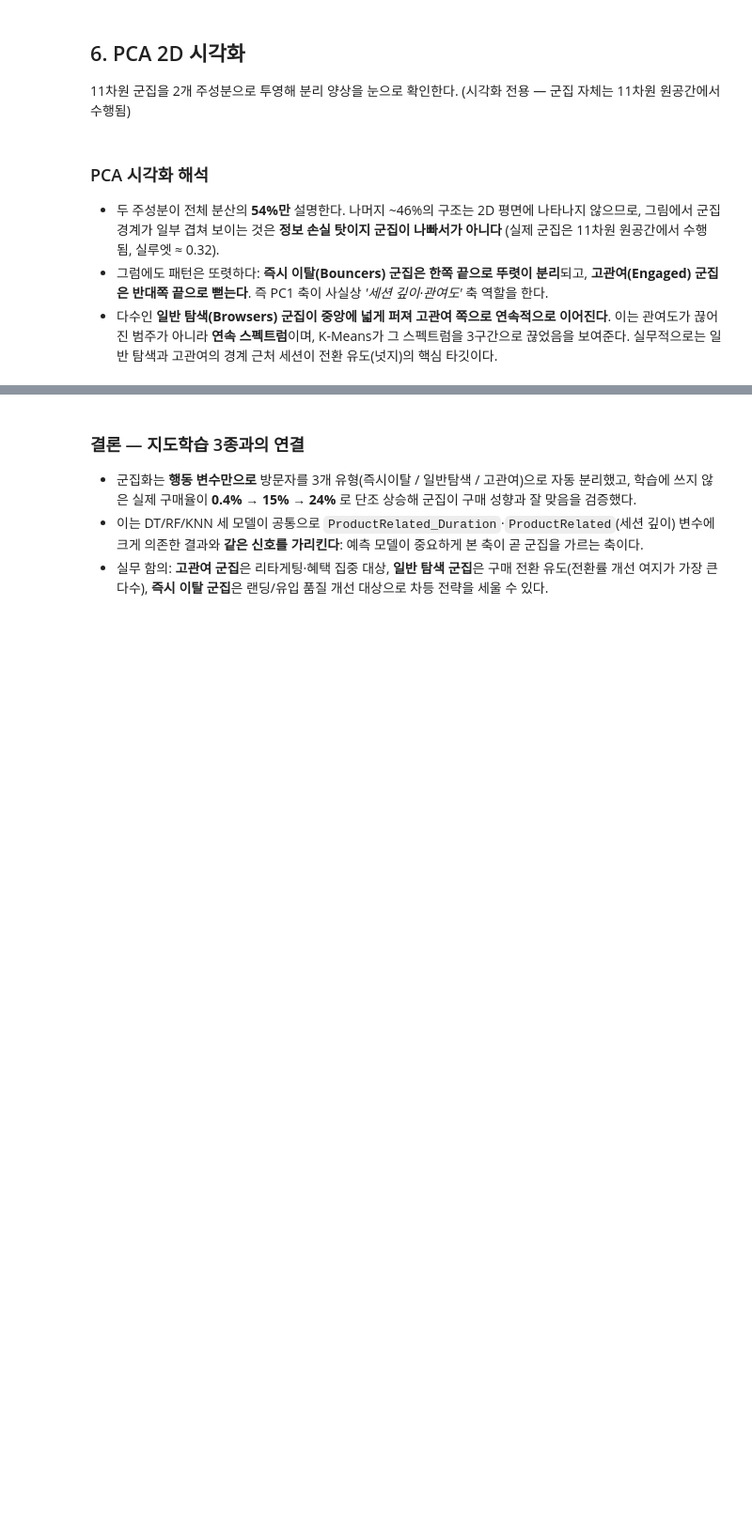
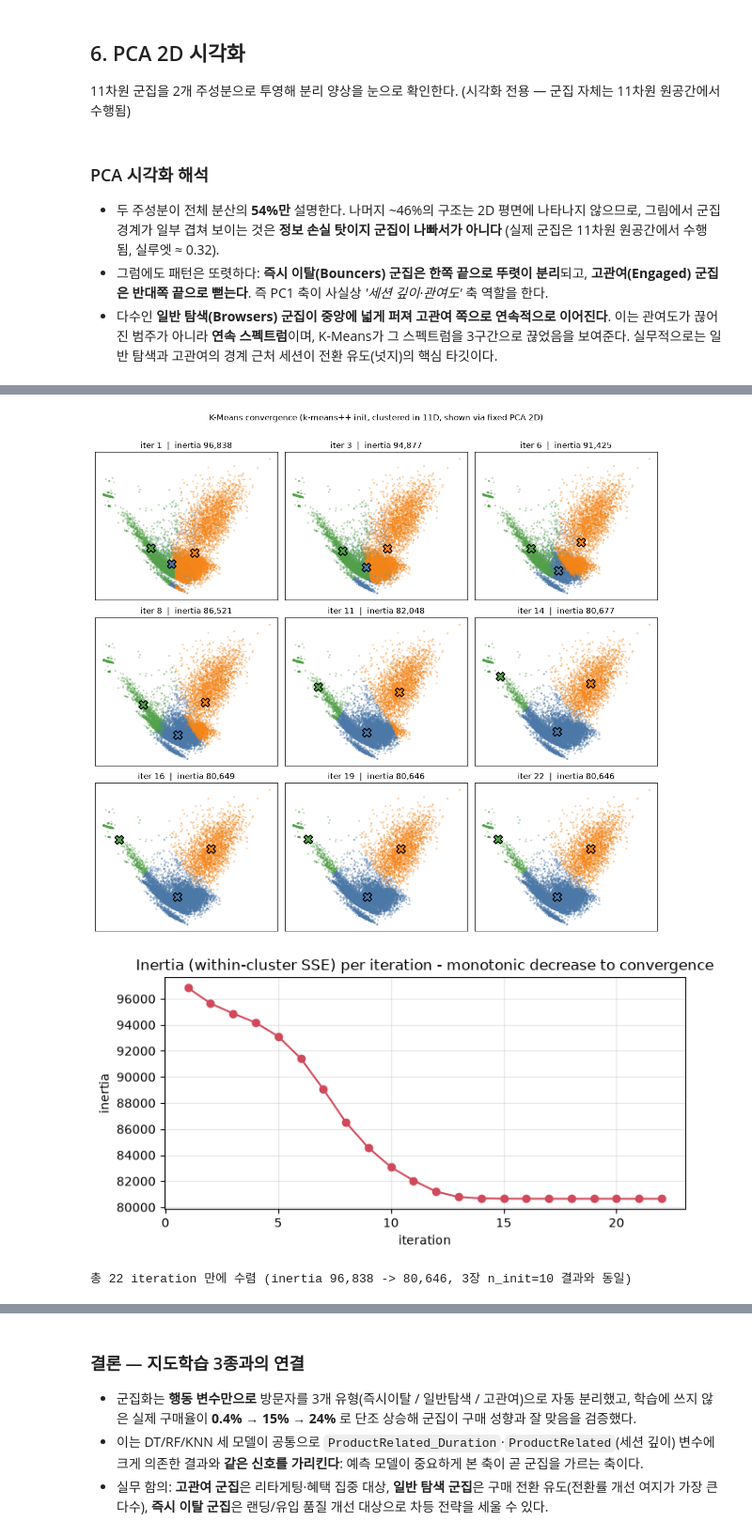
Before and after one commit to ShoppingInsight/shopper-prediction, a Jupyter notebook: models/clustering/clustering.ipynb, the cells around one changed output, grey strips where cells are left out. Shown at 94% size. Cells and saved outputs as stored; diff of their text form; code cells hidden in the pictures; blank space fills up the shorter version.

```diff
--- a/models/clustering/clustering.ipynb
+++ b/models/clustering/clustering.ipynb
@@ -299,0 +665,77 @@ print(f'2개 주성분 누적 설명 분산: {pca.explained_variance_ratio_.sum(
+# %%
+# ── (부록) K-Means 수렴 과정 시각화 ──────────────────────────────
+# K-Means가 군집을 찾아가는 '중간 과정'을 단계별로 보여준다.
+# 한 번에 1 iteration씩만 돌려(max_iter=1) 중심이 이동하는 모습을 기록한다.
+# §6(PCA 2D 시각화)에서 이미 fit한 pca와 좌표 coords를 그대로 재사용해 같은 평면에 그린다.
+
+# k-means++ : 첫 중심을 똑똑하게 흩어 놓는 sklearn 기본 초기화 방법.
+# 첫 호출은 k-means++로 시작하고, 이후엔 직전 결과의 중심을 넣어 1스텝씩 이어 붙인다.
+MAX_ITERS = 30   # 안전 상한(보통 그 전에 수렴)
+centers = 'k-means++'
+frames, prev = [], None
+for it in range(1, MAX_ITERS + 1):
+    km = KMeans(n_clusters = BEST_K, init = centers, n_init = 1, max_iter = 1,
+                random_state = RANDOM_STATE).fit(Z)
+    frames.append({'it': it, 'labels': km.labels_.copy(),
+                   'centers': km.cluster_centers_.copy(), 'inertia': km.inertia_})
+    if prev is not None and np.allclose(prev, km.cluster_centers_):   # 중심이 안 움직이면 수렴
+        break
+    prev = centers = km.cluster_centers_
+
+# iteration마다 군집 번호(0/1/2)가 임의로 뒤바뀔 수 있어 색이 깜빡인다.
+# 각 프레임의 중심을 '최종 중심'에 1:1로 최적 매칭(linear_sum_assignment)해 색을 통일한다.
+final_centers = frames[-1]['centers']
+def align(fr):
+    # 프레임 중심과 최종 중심 사이 거리표를 만들고, 총거리가 최소가 되게 짝짓는다.
+    cost = np.linalg.norm(fr['centers'][:, None, :] - final_centers[None, :, :], axis = 2)
+    row, col = linear_sum_assignment(cost)
+    perm = np.empty(BEST_K, dtype = int)
+    perm[row] = col
+    return perm[fr['labels']], perm   # (색 통일된 라벨, 군집번호 변환표)
+
+# 프레임이 많으면(>9) 처음~끝을 고르게 9장만 골라 3x3 격자로 보여준다.
+MAX_PANELS = 9
+if len(frames) <= MAX_PANELS:
+    show = frames
+else:
+    idx = np.unique(np.linspace(0, len(frames) - 1, MAX_PANELS).astype(int))
+    show = [frames[i] for i in idx]
+
+COL = ['#4c78a8', '#f58518', '#54a24b']   # 군집 0/1/2 색
+ncol = 3
+nrow = int(np.ceil(len(show) / ncol))
+fig, axes = plt.subplots(nrow, ncol, figsize = (12, 3.6 * nrow))
+for ax, fr in zip(axes.ravel(), show):
+    al, perm = align(fr)
+    for c in range(BEST_K):                 # 점: 군집별 색으로 흩뿌리기
+        m = al == c
+        ax.scatter(coords[m, 0], coords[m, 1], s = 4, alpha = 0.25, color = COL[c])
+    cen2 = pca.transform(fr['centers'])     # 중심(11D)을 같은 PCA로 2D에 투영
+    for k in range(BEST_K):
+        ax.scatter(cen2[k, 0], cen2[k, 1], color = COL[perm[k]], marker = 'X',
+                   s = 170, edgecolor = 'black', linewidth = 1.5, zorder = 5)
+    ax.set_title(f"iter {fr['it']}  |  inertia {fr['inertia']:,.0f}")
+    ax.set_xticks([]); ax.set_yticks([])
+for ax in axes.ravel()[len(show):]:         # 남는 빈 칸 숨기기
+    ax.axis('off')
+fig.suptitle('K-Means convergence (k-means++ init, clustered in 11D, shown via fixed PCA 2D)', y = 1.01)
+plt.tight_layout()
+plt.show()
+
+# inertia(군집내 거리합)가 반복마다 줄어 평평해지는 '수렴 곡선'
+plt.figure(figsize = (7, 3.6))
+its = [f['it'] for f in frames]
+ins = [f['inertia'] for f in frames]
+plt.plot(its, ins, marker = 'o', color = '#d1495b')
+plt.title('Inertia (within-cluster SSE) per iteration - monotonic decrease to convergence')
+plt.xlabel('iteration'); plt.ylabel('inertia'); plt.grid(alpha = 0.3)
+plt.tight_layout()
+plt.show()
+
+print(f'총 {len(frames)} iteration 만에 수렴 '
+      f'(inertia {frames[0]["inertia"]:,.0f} -> {frames[-1]["inertia"]:,.0f}, '
+      f'3장 n_init=10 결과와 동일)')
+# %% [output]
+[figure, added]
+[figure, added]
+총 22 iteration 만에 수렴 (inertia 96,838 -> 80,646, 3장 n_init=10 결과와 동일)
```
Also changed, not shown: parts of 31 cells of this notebook, 5 other files.
